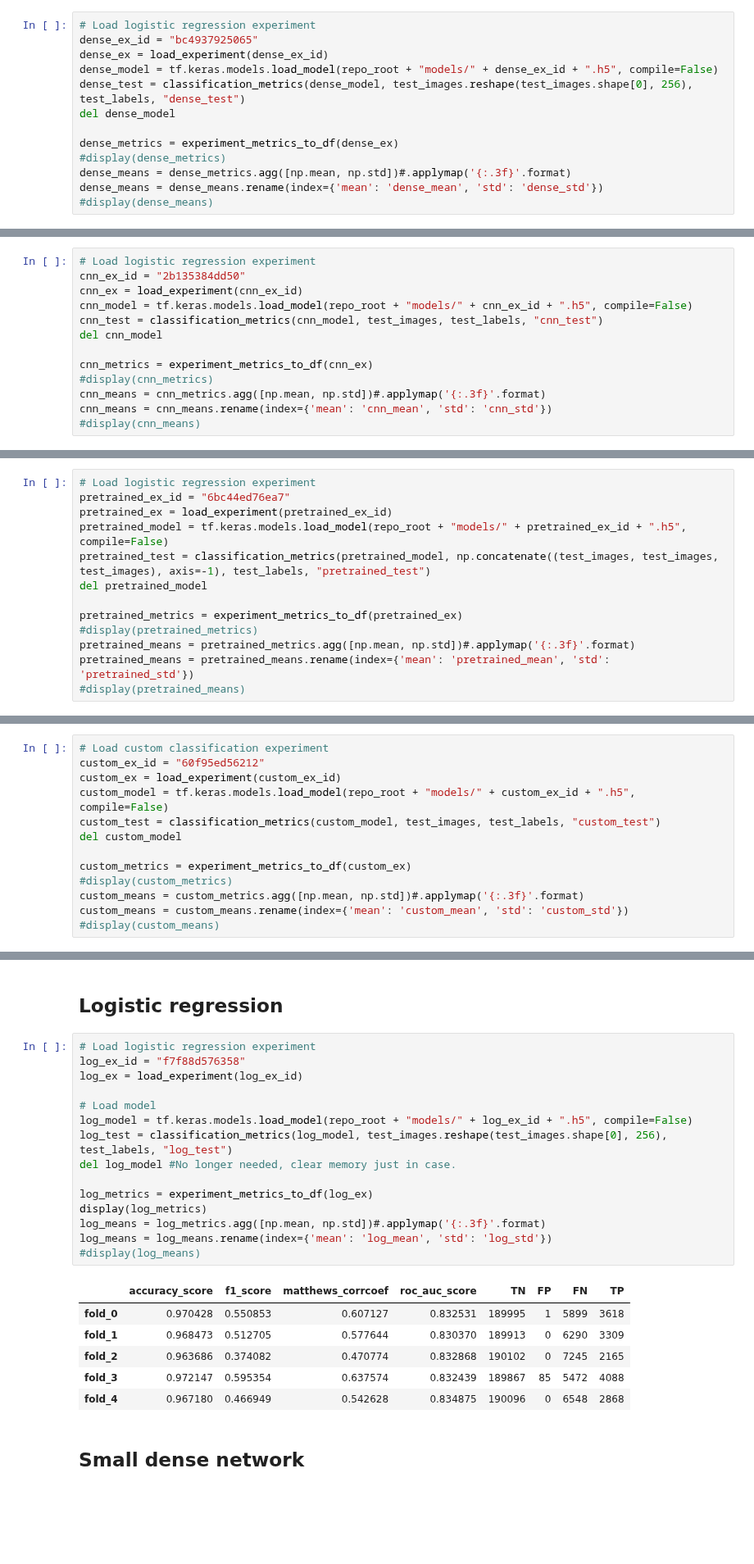
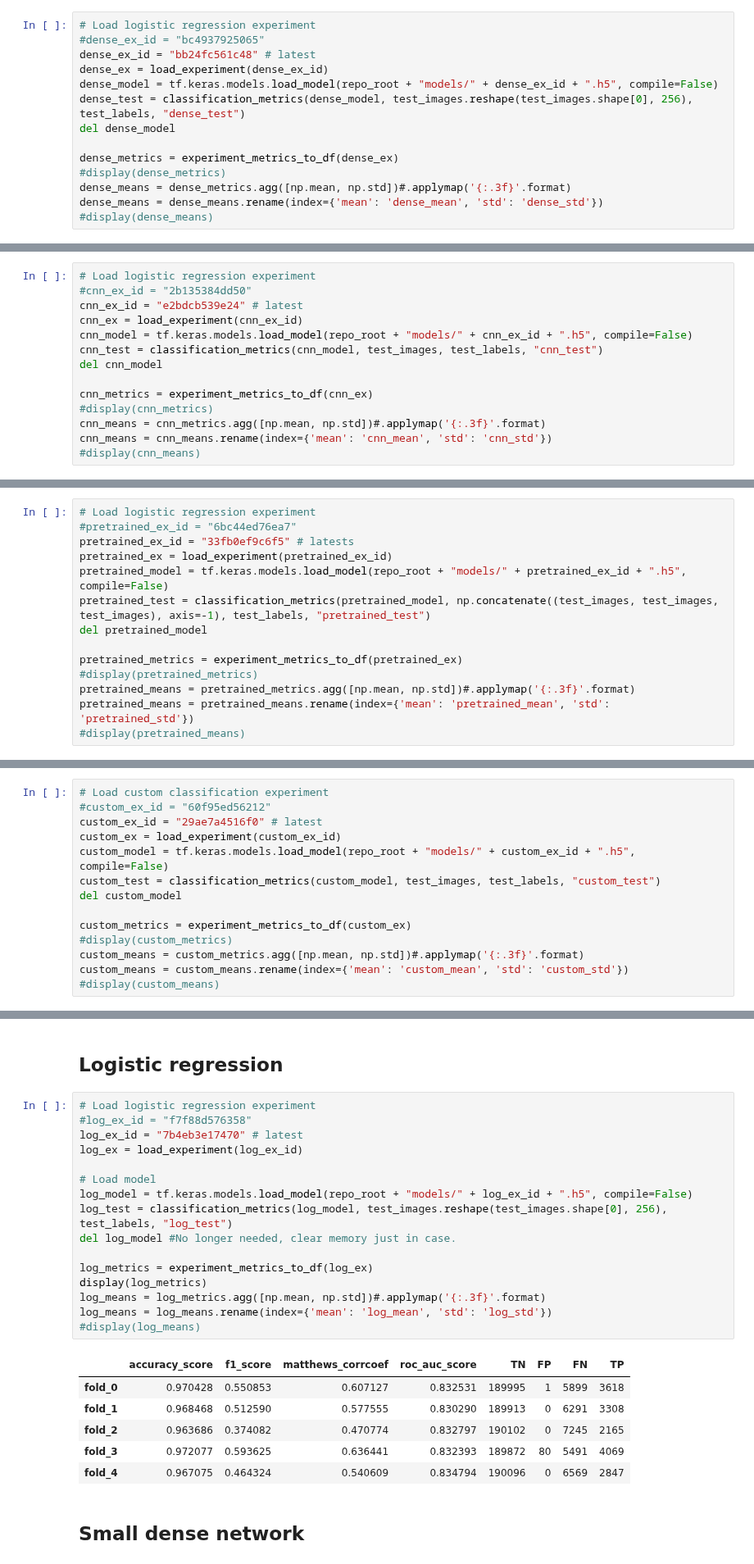
Before and after one commit to geirtul/master_analysis, a Jupyter notebook: notebooks/results/classification_simulated.ipynb, the cells around one changed output, grey strips where cells are left out. Shown at 82% size. Saved outputs shown, nothing was run; the diff lists cells and outputs as text; blank space fills up the shorter version.

```diff
--- a/notebooks/results/classification_simulated.ipynb
+++ b/notebooks/results/classification_simulated.ipynb
@@ -309,7 +300,8 @@ log_means = log_means.rename(index={'mean': 'log_mean', 'std': 'log_std'})
 ## Small dense network
 # %%
 # Load logistic regression experiment
-dense_ex_id = "bc4937925065"
+#dense_ex_id = "bc4937925065"
+dense_ex_id = "bb24fc561c48" # latest
 dense_ex = load_experiment(dense_ex_id)
 dense_model = tf.keras.models.load_model(repo_root + "models/" + dense_ex_id + ".h5", compile=False)
 dense_test = classification_metrics(dense_model, test_images.reshape(test_images.shape[0], 256), test_labels, "dense_test")
@@ -324,7 +316,8 @@ dense_means = dense_means.rename(index={'mean': 'dense_mean', 'std': 'dense_std'
 ## Small CNN
 # %%
 # Load logistic regression experiment
-cnn_ex_id = "2b135384dd50"
+#cnn_ex_id = "2b135384dd50"
+cnn_ex_id = "e2bdcb539e24" # latest
 cnn_ex = load_experiment(cnn_ex_id)
 cnn_model = tf.keras.models.load_model(repo_root + "models/" + cnn_ex_id + ".h5", compile=False)
 cnn_test = classification_metrics(cnn_model, test_images, test_labels, "cnn_test")
@@ -348,7 +341,8 @@ We therefore cut the network at the point where this becomes and issue.
 Alternatively, one could possibly keep the depth but remove max-pooling layers.
 # %%
 # Load logistic regression experiment
-pretrained_ex_id = "6bc44ed76ea7"
+#pretrained_ex_id = "6bc44ed76ea7"
+pretrained_ex_id = "33fb0ef9c6f5" # latests
 pretrained_ex = load_experiment(pretrained_ex_id)
 pretrained_model = tf.keras.models.load_model(repo_root + "models/" + pretrained_ex_id + ".h5", compile=False)
 pretrained_test = classification_metrics(pretrained_model, np.concatenate((test_images, test_images, test_images), axis=-1), test_labels, "pretrained_test")
@@ -383,7 +357,8 @@ display(pretrained_fine_test)
 ## Custom model
 # %%
 # Load custom classification experiment
-custom_ex_id = "60f95ed56212"
+#custom_ex_id = "60f95ed56212"
+custom_ex_id = "29ae7a4516f0" # latest
 custom_ex = load_experiment(custom_ex_id)
 custom_model = tf.keras.models.load_model(repo_root + "models/" + custom_ex_id + ".h5", compile=False)
 custom_test = classification_metrics(custom_model, test_images, test_labels, "custom_test")
@@ -506,26 +481,27 @@ where doubles in space are expected to be rare.
 ## Logistic regression
 # %%
 # Load logistic regression experiment
-log_ex_id = "f7f88d576358"
+#log_ex_id = "f7f88d576358"
+log_ex_id = "7b4eb3e17470" # latest
 log_ex = load_experiment(log_ex_id)
 
 # Load model
 log_model = tf.keras.models.load_model(repo_root + "models/" + log_ex_id + ".h5", compile=False)
 log_test = classification_metrics(log_model, test_images.reshape(test_images.shape[0], 256), test_labels, "log_test")
 del log_model #No longer needed, clear memory just in case.
 
 log_metrics = experiment_metrics_to_df(log_ex)
 display(log_metrics)
 log_means = log_metrics.agg([np.mean, np.std])#.applymap('{:.3f}'.format)
 log_means = log_means.rename(index={'mean': 'log_mean', 'std': 'log_std'})
 #display(log_means)
 # %% [output]
 |  | accuracy_score | f1_score | matthews_corrcoef | roc_auc_score | TN | FP | FN | TP |
 | fold_0 | 0.970428 | 0.550853 | 0.607127 | 0.832531 | 189995 | 1 | 5899 | 3618 |
-| fold_1 | 0.968473 | 0.512705 | 0.577644 | 0.830370 | 189913 | 0 | 6290 | 3309 |
-| fold_2 | 0.963686 | 0.374082 | 0.470774 | 0.832868 | 190102 | 0 | 7245 | 2165 |
-| fold_3 | 0.972147 | 0.595354 | 0.637574 | 0.832439 | 189867 | 85 | 5472 | 4088 |
-| fold_4 | 0.967180 | 0.466949 | 0.542628 | 0.834875 | 190096 | 0 | 6548 | 2868 |
+| fold_1 | 0.968468 | 0.512590 | 0.577555 | 0.830290 | 189913 | 0 | 6291 | 3308 |
+| fold_2 | 0.963686 | 0.374082 | 0.470774 | 0.832797 | 190102 | 0 | 7245 | 2165 |
+| fold_3 | 0.972077 | 0.593625 | 0.636441 | 0.832393 | 189872 | 80 | 5491 | 4069 |
+| fold_4 | 0.967075 | 0.464324 | 0.540609 | 0.834794 | 190096 | 0 | 6569 | 2847 |
 # %% [markdown]
 ## Small dense network
 # %%
```
Also changed, not shown: parts of 24 cells of this notebook, 2 other files.
